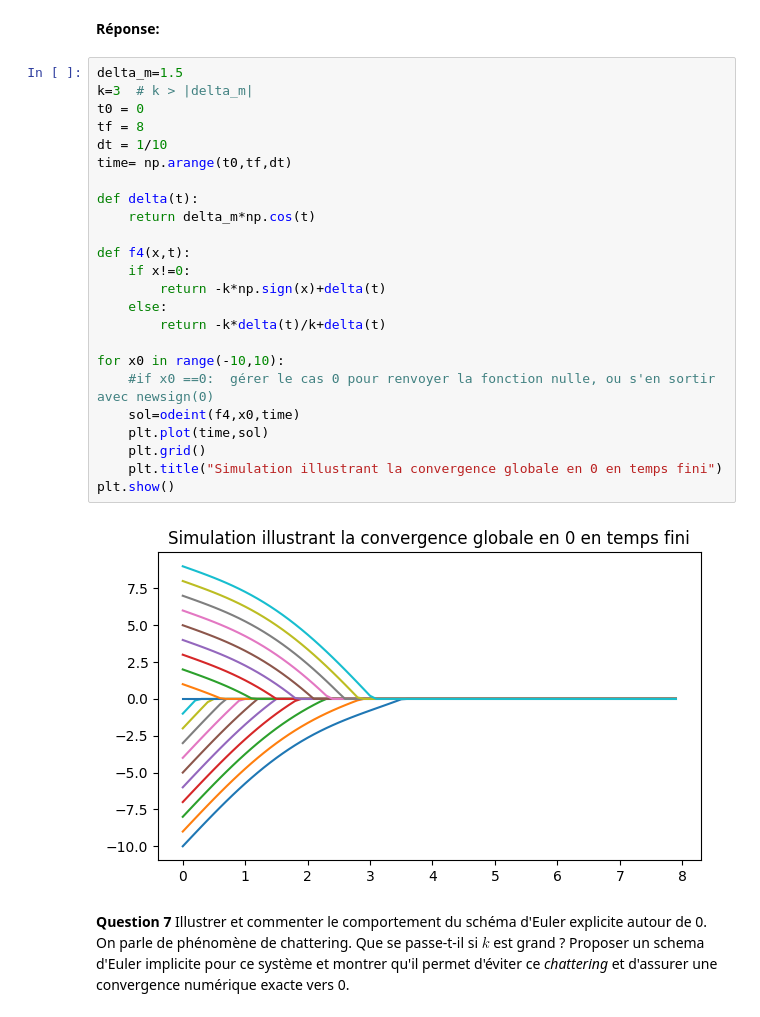
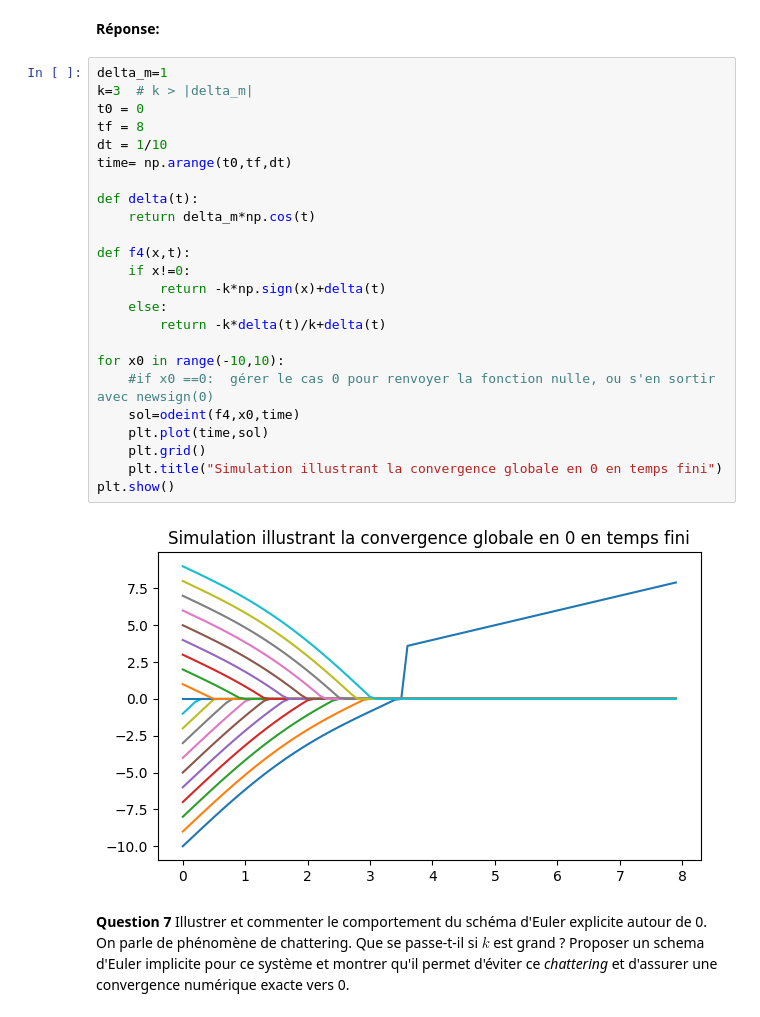
Before and after one commit to anaiscorbiere03/projet-equa-diff, a Jupyter notebook: Projet - Equations Différentielles - 2025 (2).ipynb, the cells around one changed output. Drawn from its saved outputs; the diff is of its cells as text.

```diff
--- a/Projet - Equations Différentielles - 2025 (2).ipynb
+++ b/Projet - Equations Différentielles - 2025 (2).ipynb
@@ -253,31 +253,31 @@ Ce genre de phénomène est utilisé en commande ou estimation par *mode-glissan
 # %% [markdown]
 **Réponse:**
 # %%
-delta_m=1.5
+delta_m=1
 k=3  # k > |delta_m|
 t0 = 0
 tf = 8
 dt = 1/10
 time= np.arange(t0,tf,dt)
 
 def delta(t):
     return delta_m*np.cos(t)
 
 def f4(x,t):
     if x!=0:
         return -k*np.sign(x)+delta(t)
     else:
         return -k*delta(t)/k+delta(t)
 
 for x0 in range(-10,10):
     #if x0 ==0:  gérer le cas 0 pour renvoyer la fonction nulle, ou s'en sortir avec newsign(0)
     sol=odeint(f4,x0,time)
     plt.plot(time,sol)
     plt.grid()
     plt.title("Simulation illustrant la convergence globale en 0 en temps fini")
 plt.show()
 # %% [output]
-[figure, old version]
+[figure, new version]
 # %% [markdown]
 **Question 7** Illustrer et commenter le comportement du schéma d'Euler explicite autour de 0. On parle de phénomène de chattering. Que se passe-t-il si $k$ est grand ? Proposer un schema d'Euler implicite pour ce système et montrer qu'il permet d'éviter ce *chattering* et d'assurer une convergence numérique exacte vers 0.
 # %%
```
Also changed, not shown: parts of 4 cells of this notebook.
